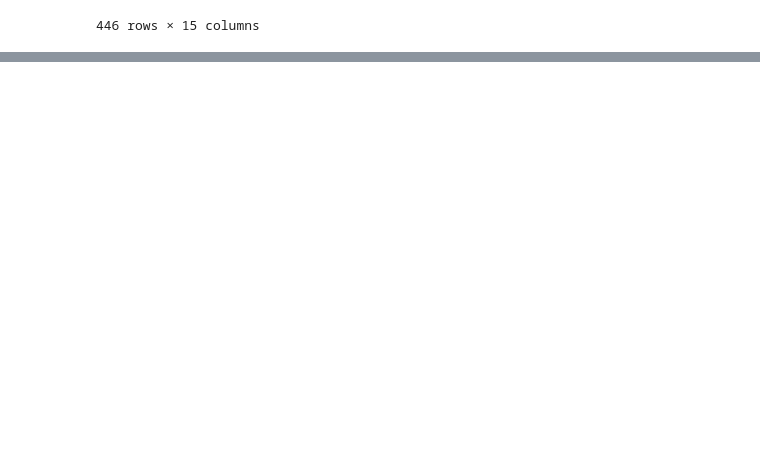
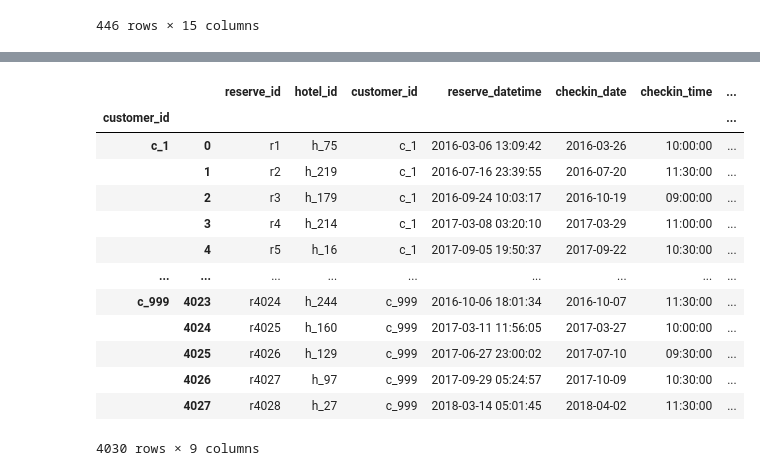
Before and after one commit to parktaeshin/book, a Jupyter notebook: 데이터전처리대전/4장.ipynb, the cells around one changed output, grey strips where cells are left out. Cells and saved outputs as stored; diff of their text form; code cells hidden in the pictures; blank space fills up the shorter version.

```diff
--- a/데이터전처리대전/4장.ipynb
+++ b/데이터전처리대전/4장.ipynb
@@ -26,0 +209,17 @@ pd.merge(reserve_tb, hotel_tb, on = "hotel_id", how = "inner").query("people_num
+# %%
+reserve_tb.groupby(["customer_id"]).apply(lambda group : group.sort_values(by = "reserve_datetime", axis = 0, inplace = False))
+# %% [output]
+|  |  | reserve_id | hotel_id | customer_id | reserve_datetime | checkin_date | checkin_time | ... |
+| customer_id |  |  |  |  |  |  |  | ... |
+| c_1 | 0 | r1 | h_75 | c_1 | 2016-03-06 13:09:42 | 2016-03-26 | 10:00:00 | ... |
+|  | 1 | r2 | h_219 | c_1 | 2016-07-16 23:39:55 | 2016-07-20 | 11:30:00 | ... |
+|  | 2 | r3 | h_179 | c_1 | 2016-09-24 10:03:17 | 2016-10-19 | 09:00:00 | ... |
+|  | 3 | r4 | h_214 | c_1 | 2017-03-08 03:20:10 | 2017-03-29 | 11:00:00 | ... |
+|  | 4 | r5 | h_16 | c_1 | 2017-09-05 19:50:37 | 2017-09-22 | 10:30:00 | ... |
+| ... | ... | ... | ... | ... | ... | ... | ... | ... |
+| c_999 | 4023 | r4024 | h_244 | c_999 | 2016-10-06 18:01:34 | 2016-10-07 | 11:30:00 | ... |
+|  | 4024 | r4025 | h_160 | c_999 | 2017-03-11 11:56:05 | 2017-03-27 | 10:00:00 | ... |
+|  | 4025 | r4026 | h_129 | c_999 | 2017-06-27 23:00:02 | 2017-07-10 | 09:30:00 | ... |
+|  | 4026 | r4027 | h_97 | c_999 | 2017-09-29 05:24:57 | 2017-10-09 | 10:30:00 | ... |
+|  | 4027 | r4028 | h_27 | c_999 | 2018-03-14 05:01:45 | 2018-04-02 | 11:30:00 | ... |
+4030 rows × 9 columns
```
Also changed, not shown: parts of 16 cells of this notebook.
